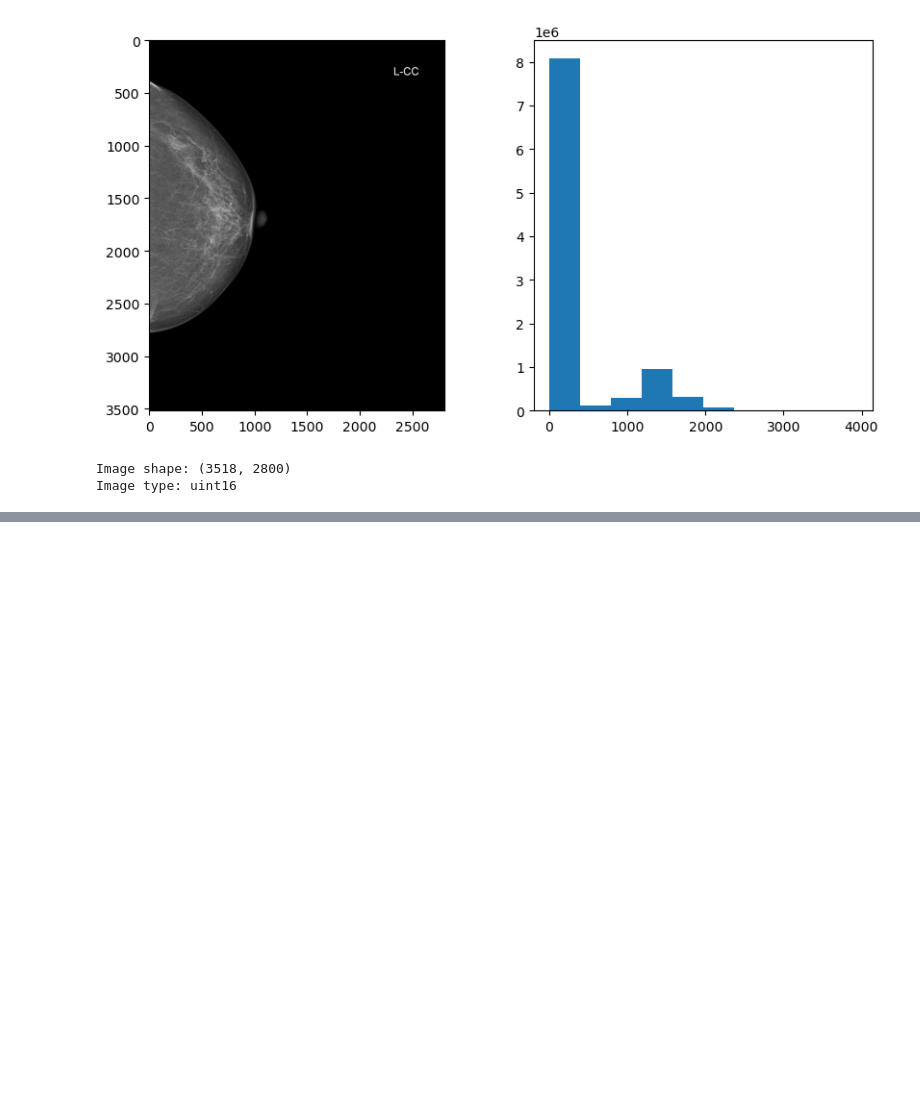
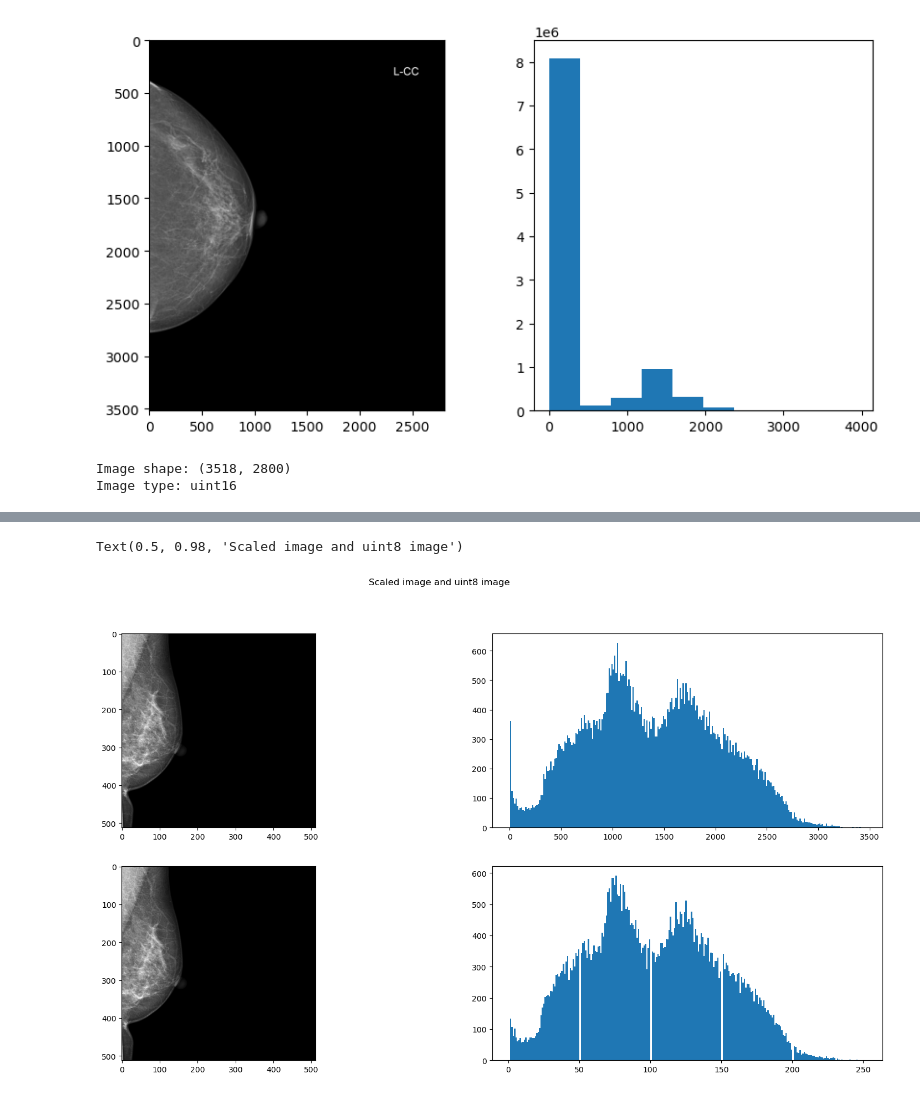
Before and after one commit to Likalto4/diffusion-models_master, a Jupyter notebook: dataset_analysis/vindr-mammo/play.ipynb, the cells around one changed output, grey strips where cells are left out. Cells and saved outputs as stored; diff of their text form; code cells hidden in the pictures; blank space fills up the shorter version.

```diff
--- a/dataset_analysis/vindr-mammo/play.ipynb
+++ b/dataset_analysis/vindr-mammo/play.ipynb
@@ -88,0 +144,18 @@ path.stem
+# %%
+# scale to 0-255 and convert to uint8
+im_scaled = (im_preprocessed_array / 3500.0)*255.0
+# saturate the values above 255
+im_scaled[im_scaled > 255] = 255
+im_uint8 = im_scaled.astype(np.uint8)
+
+fig, ax = plt.subplots(2,2, figsize=(20,10))
+ax[0,0].imshow(im_preprocessed_array, cmap='gray')
+ax[0,1].hist(im_preprocessed_array.ravel(), bins=255, range=(1,im_preprocessed_array.max()))
+ax[1,0].imshow(im_uint8, cmap='gray')
+ax[1,1].hist(im_uint8.ravel(), bins=255, range=(1,im_uint8.max()))
+fig.suptitle('Scaled image and uint8 image')
+# convert to RGB
+# im_RGB = np.stack((im_uint8,)*3, axis=-1)
+# %% [output]
+Text(0.5, 0.98, 'Scaled image and uint8 image')
+[figure, added]
```
Also changed, not shown: parts of 6 cells of this notebook, 3 other files.
